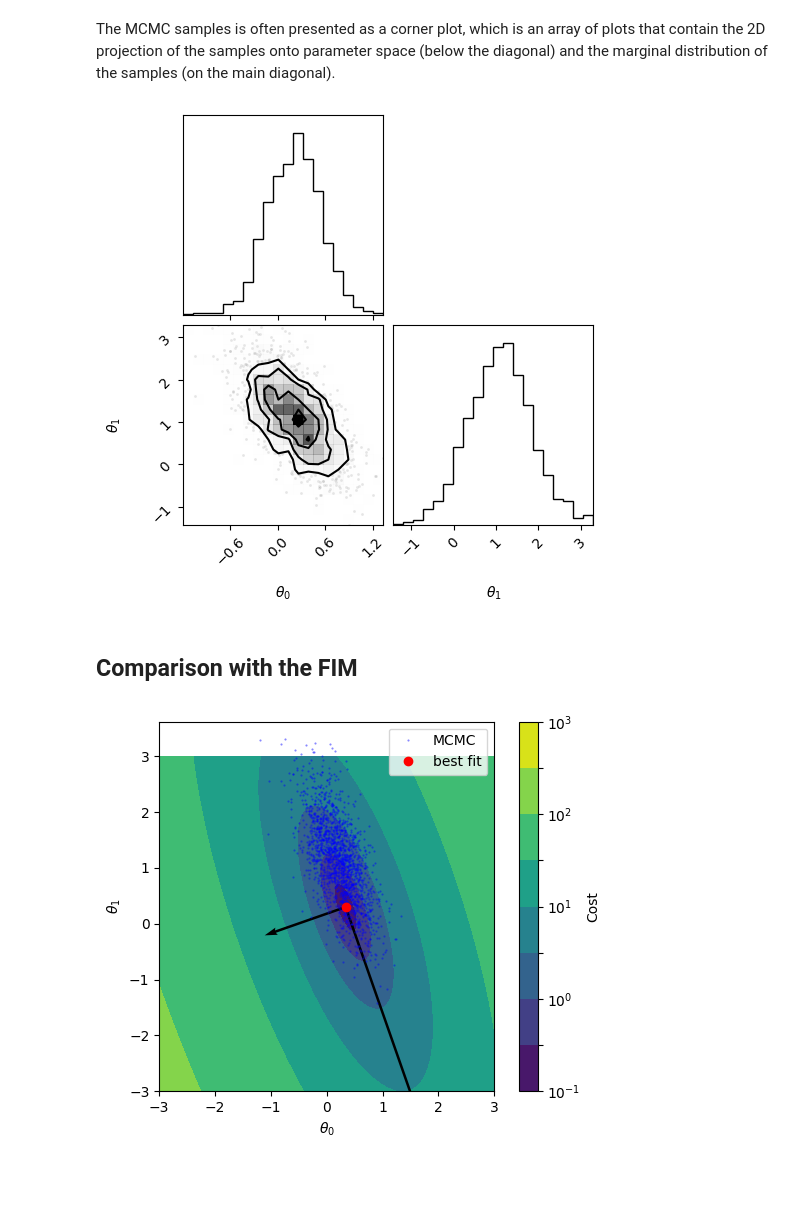
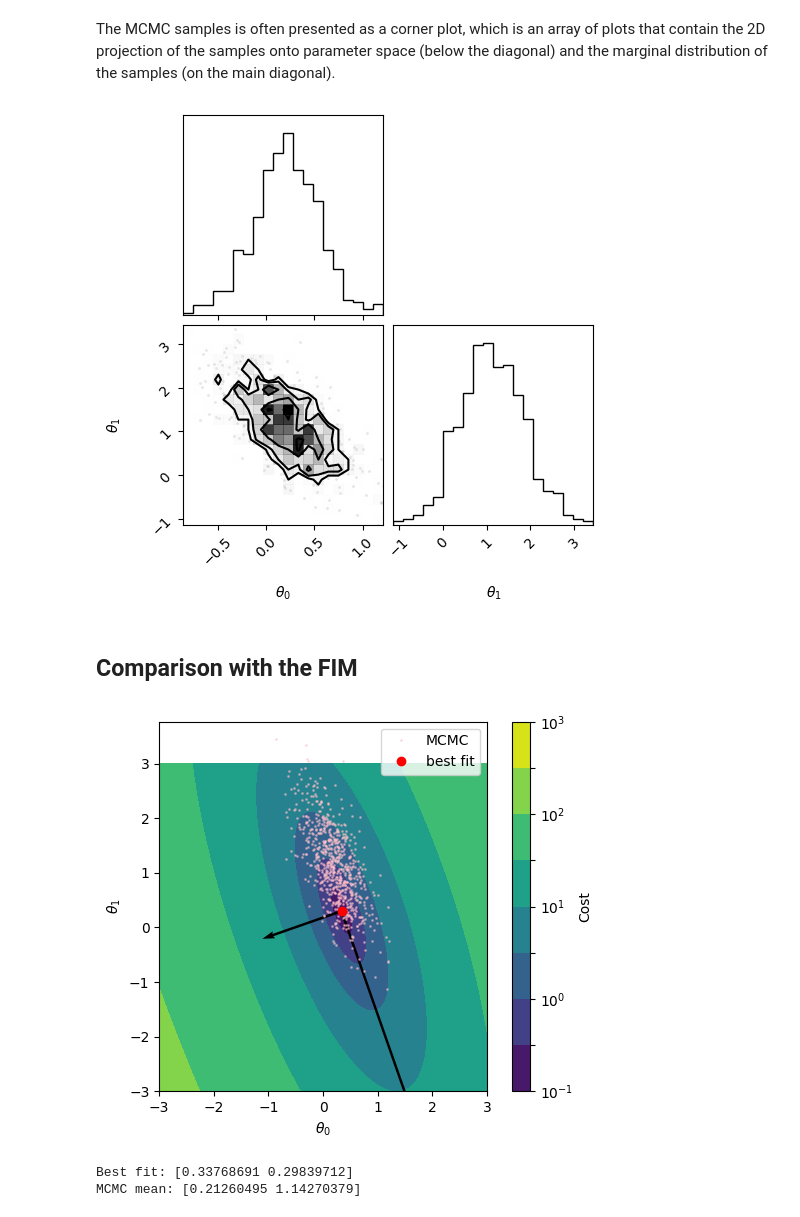
Before and after one commit to yonatank93/UQ_tutorial, a Jupyter notebook: UQ.ipynb, the cells around one changed output. Cells and saved outputs as stored; diff of their text form; code cells hidden in the pictures; blank space fills up the shorter version.

```diff
--- a/UQ.ipynb
+++ b/UQ.ipynb
@@ -251,7 +252,7 @@ def logposterior(x):
 # %%
 # MCMC
 # Instantiate MCMC sampler
-nwalkers = 5 * model.N
+nwalkers = 2 * model.N
 ndim = model.N
 # pool = mp.Pool(nwalkers)  # Multiprocessing pool
 sampler = emcee.EnsembleSampler(
@@ -322,27 +327,36 @@ The MCMC samples is often presented as a corner plot, which is an array of plots
 corner(samples.reshape((-1, ndim)), labels=[r"$\theta_0$", r"$\theta_1$"])
 plt.show()
 # %% [output]
-[figure, old version]
+[figure, new version]
 # %% [markdown]
 ## Comparison with the FIM
 # %%
 plt.figure()
 im = plt.contourf(
     P0, P1, COST, locator=mpl.ticker.LogLocator(), levels=np.logspace(-1, 3, 9)
 )
 clb = plt.colorbar(im)
-plt.plot(*(samples.reshape((-1, ndim)).T), ".", ms=1, c="blue", alpha=0.5, label="MCMC")
+samples_flatten = samples.reshape((-1, ndim))
+plt.plot(*(samples_flatten.T), ".", ms=2, c="pink", alpha=0.5, label="MCMC")
 plt.plot(*bestfit, "ro", label="best fit")
 
 for lam, v in zip(eigvals, eigvecs.T):
     scale = np.sqrt(lam)
     plt.quiver(*bestfit, *v, scale=scale)
 
 plt.xlabel(r"$\theta_0$")
 plt.ylabel(r"$\theta_1$")
 clb.set_label("Cost")
 plt.gca().set_aspect(1)
 plt.legend()
 plt.show()
 # %% [output]
-[figure, old version]
+[figure, new version]
+# %%
+# Compare the mean from MCMC and the best fit
+mean_MCMC = np.mean(samples_flatten, axis=0)
+print("Best fit:", bestfit)
+print("MCMC mean:", mean_MCMC)
+# %% [output]
+Best fit: [0.33768691 0.29839712]
+MCMC mean: [0.21260495 1.14270379]
```
Also changed, not shown: parts of 11 cells of this notebook.
